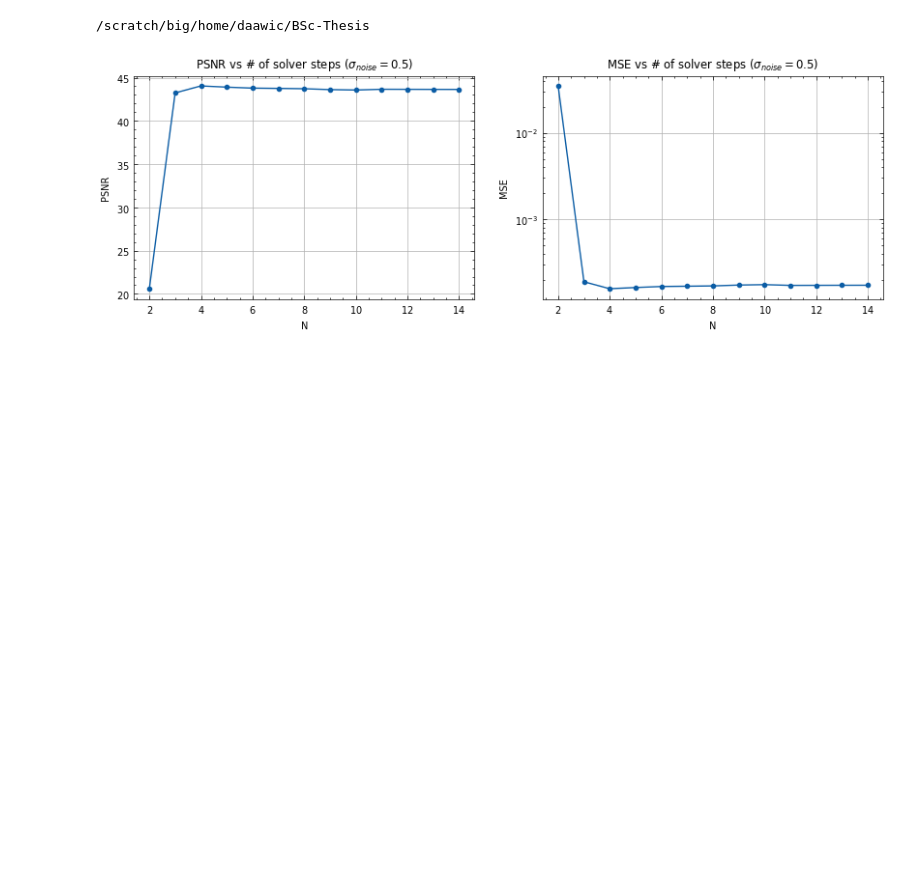
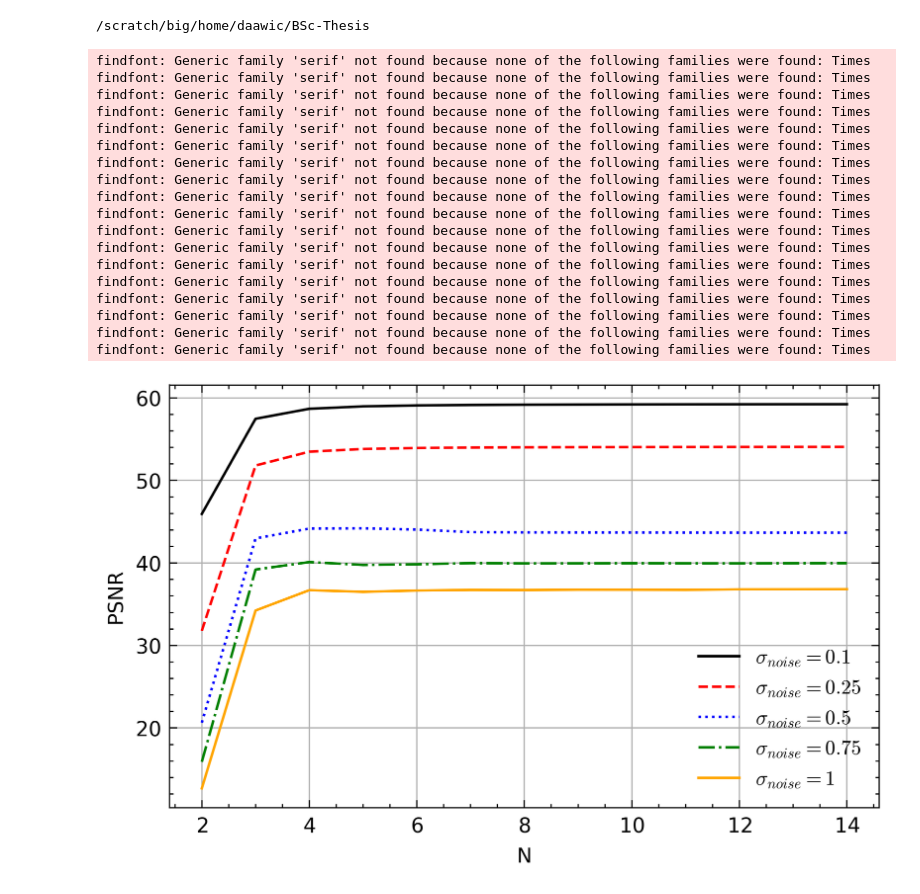
Before and after one commit to D21W12/Diffusion-Deep-Reinforcement-Learning, a Jupyter notebook: notebooks/hyperparameter search/full_denoise_N.ipynb, the cells around one changed output. Cells and saved outputs as stored; diff of their text form; code cells hidden in the pictures; blank space fills up the shorter version.

```diff
--- a/notebooks/hyperparameter search/full_denoise_N.ipynb
+++ b/notebooks/hyperparameter search/full_denoise_N.ipynb
@@ -16,10 +16,10 @@ from project.util.metrics import PSNR, MSE
 # %%
-plt.style.use(['science','no-latex', 'nature'])
+plt.style.use(['science','no-latex', 'ieee'])
 # %%
 PATH = os.path.join("..", "checkpoints", "diff", "Breakout.pt")
 DATA = os.path.join("..", "checkpoints", "memory", "Breakout.pt")
 # %%
-device = "cuda:5"
+device = "cuda:1"
 # %%
 transform = transforms.Compose([
     transforms.ToTensor(),
@@ -64,20 +85,38 @@ for N in range(2, 15):
 # %%
 Ns = torch.arange(2, 15)
 
-fig, axis = plt.subplots(1, 2, figsize=(10, 3), sharex=True)
+plt.figure(figsize=(5, 3))
 
-axis[0].plot(Ns, psnrs, "o-")
-axis[0].set_xlabel("N")
-axis[0].set_ylabel("PSNR")
-axis[0].set_title("PSNR vs # of solver steps ($\\sigma_{noise} = " + str(SIGMA) + "$)")
-axis[0].grid()
+for sigma, psnr in list(psnrs.items())[:-1]:
+    plt.plot(Ns, psnr, label="$\\sigma_{noise} = " + str(sigma) + "$")
 
-axis[1].semilogy(Ns, mses, "o-")
-axis[1].set_xlabel("N")
-axis[1].set_ylabel("MSE")
-axis[1].set_title("MSE vs # of solver steps ($\\sigma_{noise} = " + str(SIGMA) + "$)")
-axis[1].grid()
+plt.plot(Ns, psnrs[1], label="$\\sigma_{noise} = " + str(1) + "$", color="orange")
 
+plt.xlabel("N")
+plt.ylabel("PSNR")
+
+plt.grid()
+plt.legend()
+
+plt.savefig("../results/hyperparameters/N.svg")
 plt.show()
 # %% [output]
+findfont: Generic family 'serif' not found because none of the following families were found: Times
+findfont: Generic family 'serif' not found because none of the following families were found: Times
+findfont: Generic family 'serif' not found because none of the following families were found: Times
+findfont: Generic family 'serif' not found because none of the following families were found: Times
+findfont: Generic family 'serif' not found because none of the following families were found: Times
+findfont: Generic family 'serif' not found because none of the following families were found: Times
+findfont: Generic family 'serif' not found because none of the following families were found: Times
+findfont: Generic family 'serif' not found because none of the following families were found: Times
+findfont: Generic family 'serif' not found because none of the following families were found: Times
+findfont: Generic family 'serif' not found because none of the following families were found: Times
+findfont: Generic family 'serif' not found because none of the following families were found: Times
+findfont: Generic family 'serif' not found because none of the following families were found: Times
+findfont: Generic family 'serif' not found because none of the following families were found: Times
+findfont: Generic family 'serif' not found because none of the following families were found: Times
+findfont: Generic family 'serif' not found because none of the following families were found: Times
+findfont: Generic family 'serif' not found because none of the following families were found: Times
+findfont: Generic family 'serif' not found because none of the following families were found: Times
+findfont: Generic family 'serif' not found because none of the following families were found: Times
-[figure, old version]
+[figure, new version]
```
Also changed, not shown: parts of 3 cells of this notebook, 12 other files.
